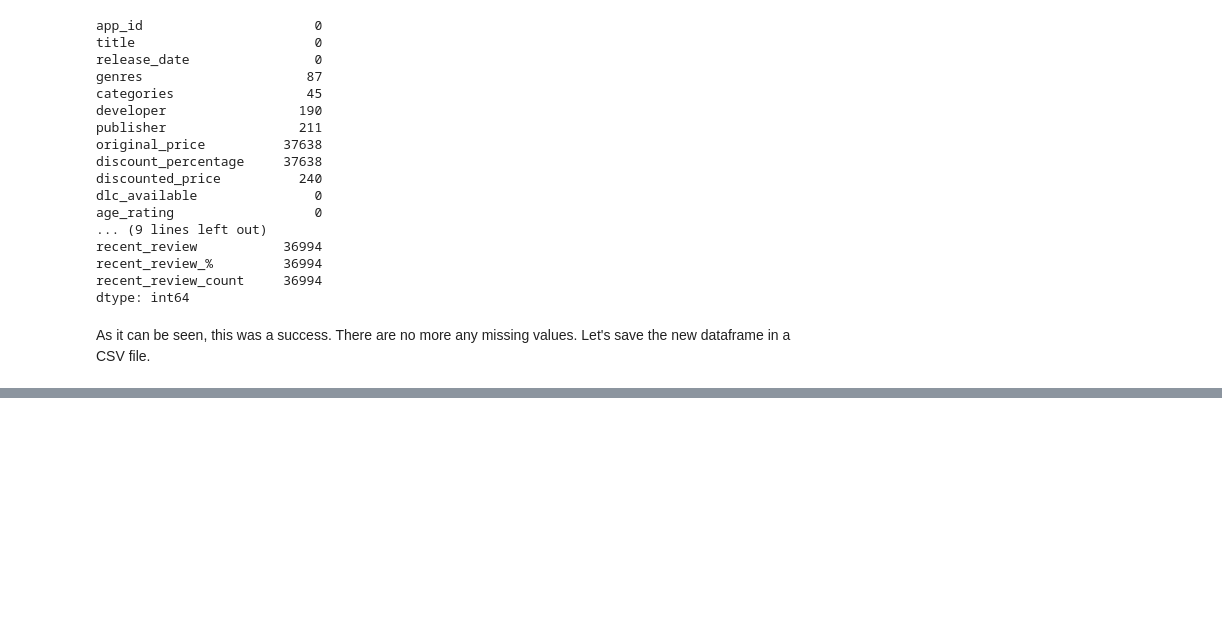
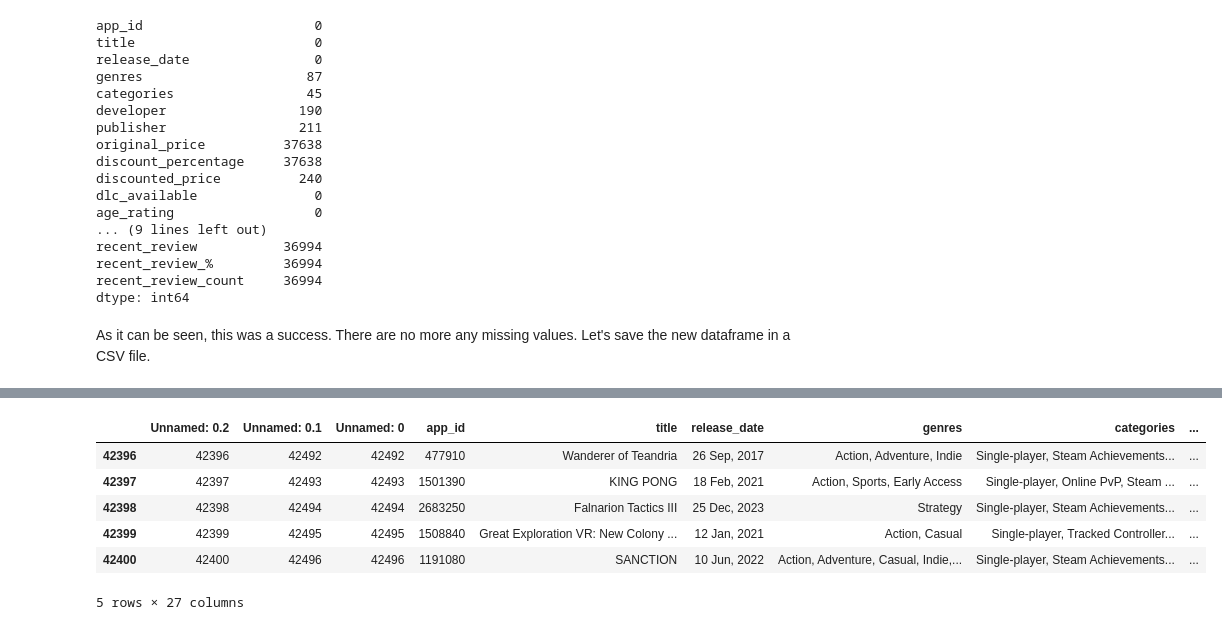
Before and after one commit to MihaelaCatan04/Sigmoid-Examination, a Jupyter notebook: Notebooks/Sigmoid_Exam_Part_1.ipynb, the cells around one changed output, grey strips where cells are left out. Drawn from its saved outputs; the diff is of its cells as text; code cells hidden in the pictures; blank space fills up the shorter version.

```diff
--- a/Notebooks/Sigmoid_Exam_Part_1.ipynb
+++ b/Notebooks/Sigmoid_Exam_Part_1.ipynb
@@ -326,0 +542,10 @@ data.to_csv('data_v1.csv')
+# %%
+data.tail()
+# %% [output]
+|  | Unnamed: 0.2 | Unnamed: 0.1 | Unnamed: 0 | app_id | title | release_date | genres | categories | ... |
+| 42396 | 42396 | 42492 | 42492 | 477910 | Wanderer of Teandria | 26 Sep, 2017 | Action, Adventure, Indie | Single-player, Steam Achievements... | ... |
+| 42397 | 42397 | 42493 | 42493 | 1501390 | KING PONG | 18 Feb, 2021 | Action, Sports, Early Access | Single-player, Online PvP, Steam ... | ... |
+| 42398 | 42398 | 42494 | 42494 | 2683250 | Falnarion Tactics III | 25 Dec, 2023 | Strategy | Single-player, Steam Achievements... | ... |
+| 42399 | 42399 | 42495 | 42495 | 1508840 | Great Exploration VR: New Colony ... | 12 Jan, 2021 | Action, Casual | Single-player, Tracked Controller... | ... |
+| 42400 | 42400 | 42496 | 42496 | 1191080 | SANCTION | 10 Jun, 2022 | Action, Adventure, Casual, Indie,... | Single-player, Steam Achievements... | ... |
+5 rows × 27 columns
```
Also changed, not shown: parts of 55 cells of this notebook.
